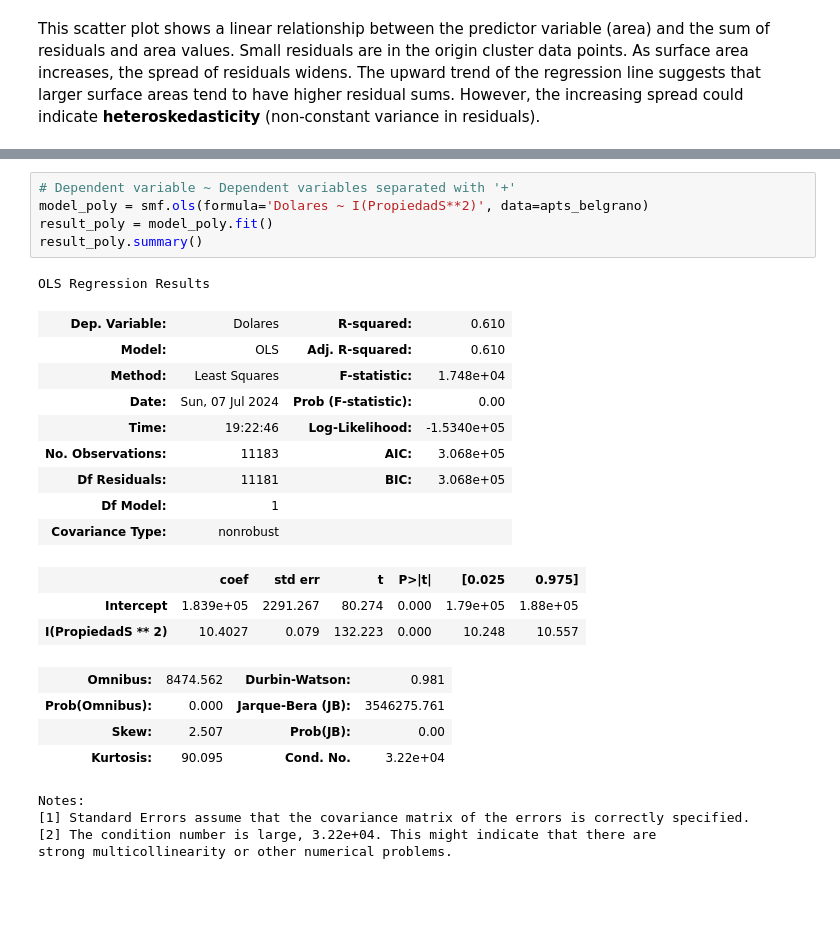
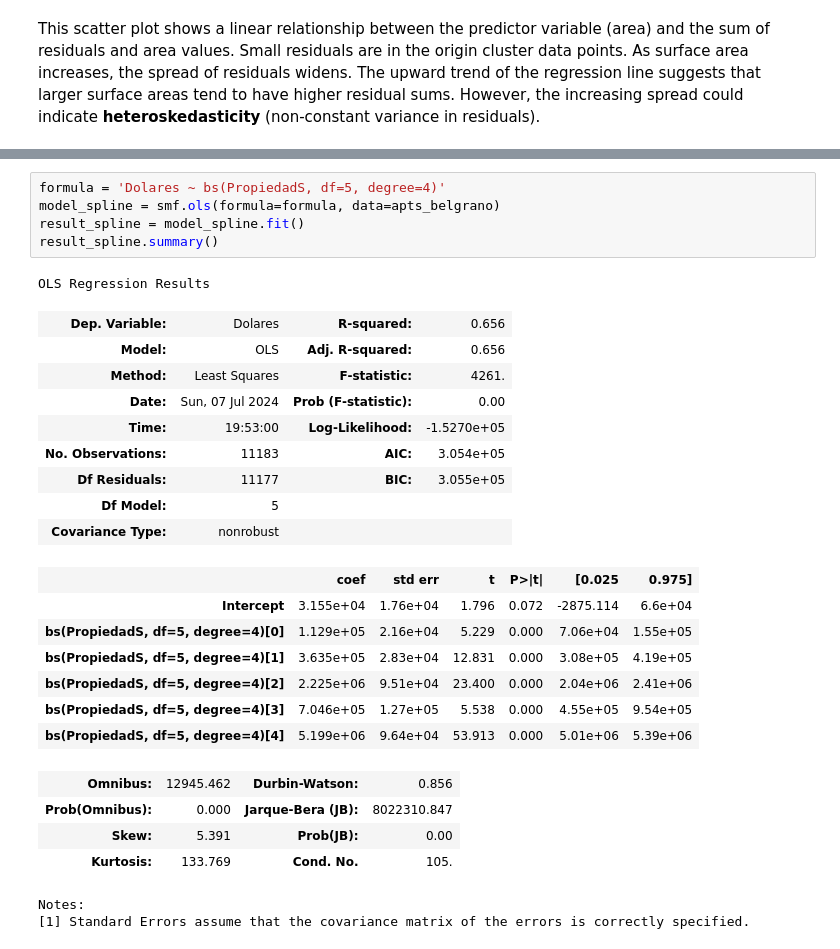
Before and after one commit to matuneville/practical-statistics-book, a Jupyter notebook: src/04-Regression_&_Prediction/chapter_04_py.ipynb, the cells around one changed output, grey strips where cells are left out. Cells and saved outputs as stored; diff of their text form; blank space fills up the shorter version.

```diff
--- a/src/04-Regression_&_Prediction/chapter_04_py.ipynb
+++ b/src/04-Regression_&_Prediction/chapter_04_py.ipynb
@@ -448,27 +486,29 @@ plt.scatter(x=apts_belgrano['PropiedadS'], y=apts_belgrano['Dolares'],
-# %%
-# Dependent variable ~ Dependent variables separated with '+'
-model_poly = smf.ols(formula='Dolares ~ I(PropiedadS**2)', data=apts_belgrano)
-result_poly = model_poly.fit()
-result_poly.summary()
-# %% [output]
-OLS Regression Results
-| Dep. Variable: | Dolares | R-squared: | 0.610 |
-| Model: | OLS | Adj. R-squared: | 0.610 |
-| Method: | Least Squares | F-statistic: | 1.748e+04 |
-| Date: | Sun, 07 Jul 2024 | Prob (F-statistic): | 0.00 |
-| Time: | 19:22:46 | Log-Likelihood: | -1.5340e+05 |
-| No. Observations: | 11183 | AIC: | 3.068e+05 |
-| Df Residuals: | 11181 | BIC: | 3.068e+05 |
-| Df Model: | 1 |  |  |
-| Covariance Type: | nonrobust |  |  |
-|  | coef | std err | t | P>|t| | [0.025 | 0.975] |
-| Intercept | 1.839e+05 | 2291.267 | 80.274 | 0.000 | 1.79e+05 | 1.88e+05 |
-| I(PropiedadS ** 2) | 10.4027 | 0.079 | 132.223 | 0.000 | 10.248 | 10.557 |
-| Omnibus: | 8474.562 | Durbin-Watson: | 0.981 |
-| Prob(Omnibus): | 0.000 | Jarque-Bera (JB): | 3546275.761 |
-| Skew: | 2.507 | Prob(JB): | 0.00 |
-| Kurtosis: | 90.095 | Cond. No. | 3.22e+04 |
-Notes:
-[1] Standard Errors assume that the covariance matrix of the errors is correctly specified.
-[2] The condition number is large, 3.22e+04. This might indicate that there are
-strong multicollinearity or other numerical problems.
+# %%
+formula = 'Dolares ~ bs(PropiedadS, df=5, degree=4)'
+model_spline = smf.ols(formula=formula, data=apts_belgrano)
+result_spline = model_spline.fit()
+result_spline.summary()
+# %% [output]
+OLS Regression Results
+| Dep. Variable: | Dolares | R-squared: | 0.656 |
+| Model: | OLS | Adj. R-squared: | 0.656 |
+| Method: | Least Squares | F-statistic: | 4261. |
+| Date: | Sun, 07 Jul 2024 | Prob (F-statistic): | 0.00 |
+| Time: | 19:53:00 | Log-Likelihood: | -1.5270e+05 |
+| No. Observations: | 11183 | AIC: | 3.054e+05 |
+| Df Residuals: | 11177 | BIC: | 3.055e+05 |
+| Df Model: | 5 |  |  |
+| Covariance Type: | nonrobust |  |  |
+|  | coef | std err | t | P>|t| | [0.025 | 0.975] |
+| Intercept | 3.155e+04 | 1.76e+04 | 1.796 | 0.072 | -2875.114 | 6.6e+04 |
+| bs(PropiedadS, df=5, degree=4)[0] | 1.129e+05 | 2.16e+04 | 5.229 | 0.000 | 7.06e+04 | 1.55e+05 |
+| bs(PropiedadS, df=5, degree=4)[1] | 3.635e+05 | 2.83e+04 | 12.831 | 0.000 | 3.08e+05 | 4.19e+05 |
+| bs(PropiedadS, df=5, degree=4)[2] | 2.225e+06 | 9.51e+04 | 23.400 | 0.000 | 2.04e+06 | 2.41e+06 |
+| bs(PropiedadS, df=5, degree=4)[3] | 7.046e+05 | 1.27e+05 | 5.538 | 0.000 | 4.55e+05 | 9.54e+05 |
+| bs(PropiedadS, df=5, degree=4)[4] | 5.199e+06 | 9.64e+04 | 53.913 | 0.000 | 5.01e+06 | 5.39e+06 |
+| Omnibus: | 12945.462 | Durbin-Watson: | 0.856 |
+| Prob(Omnibus): | 0.000 | Jarque-Bera (JB): | 8022310.847 |
+| Skew: | 5.391 | Prob(JB): | 0.00 |
+| Kurtosis: | 133.769 | Cond. No. | 105. |
+Notes:
+[1] Standard Errors assume that the covariance matrix of the errors is correctly specified.
```
Also changed, not shown: parts of 6 cells of this notebook.
